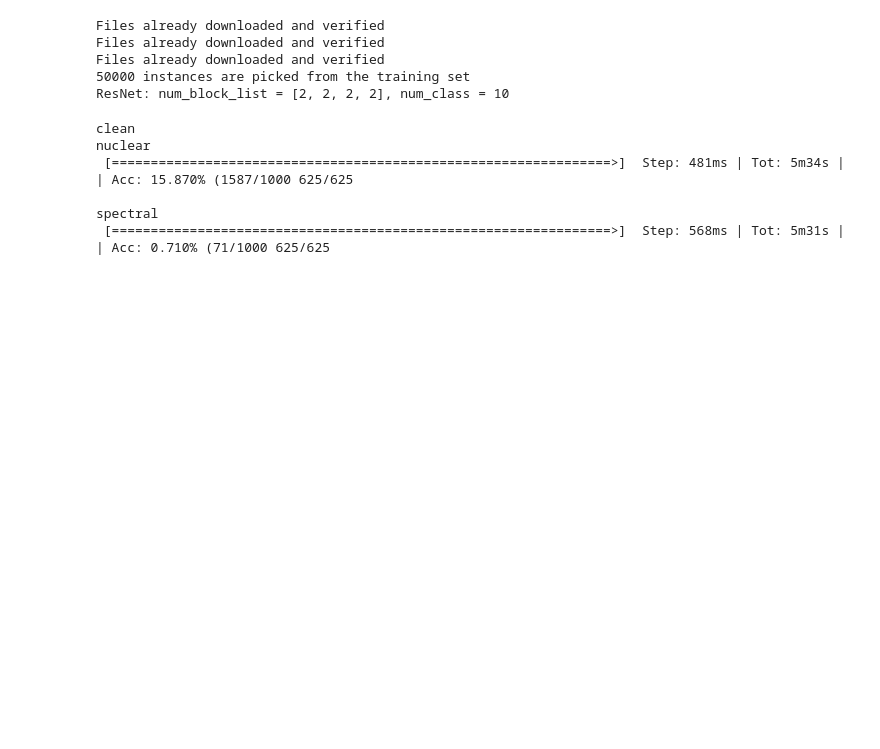
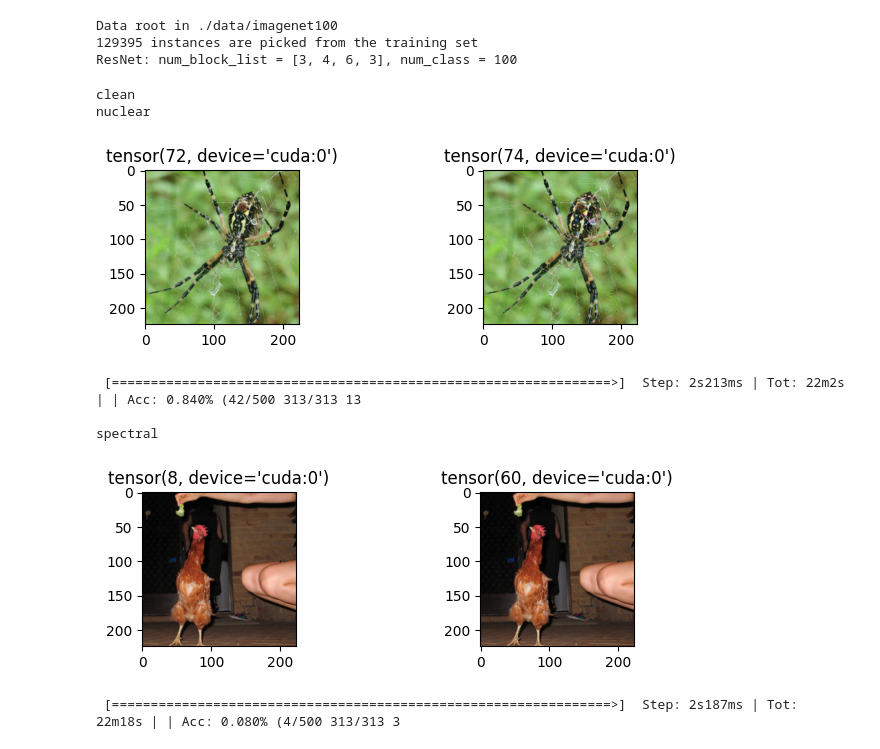
Before and after one commit to SUIlf/AdvAtt, a Jupyter notebook: train.ipynb, the cells around one changed output. Drawn from its saved outputs; the diff is of its cells as text; code cells hidden in the pictures; blank space fills up the shorter version.

```diff
--- a/train.ipynb
+++ b/train.ipynb
@@ -28,7 +36,8 @@ Using cuda:4.
 # %%
-dataset = 'cifar10'
+dataset = 'imagenet100'
 batch_size = 16
-model_type = 'resnet18'
+model_type = 'resnet50'
+classes = ('plane', 'car', 'bird', 'cat', 'deer', 'dog', 'frog', 'horse', 'ship', 'truck')
 
 # 初始化日志和保存目录
 save_folder = f'./attackresult/{dataset}/{model_type}/'
@@ -51,9 +60,12 @@ def test(model, device, test_loader, attack_type, epsilon, iters):
     start_time = time.time()  # 攻击开始时间
     model.eval()
 
+    fig, axes = plt.subplots(1, 2, figsize=(8, 2))
+
     for batch_idx, (images, labels) in enumerate(test_loader):
         if batch_idx >= 1000: break
         images, labels = images.to(device), labels.to(device)
+
 
         # 应用攻击
         if attack_type == 'fgsm':
@@ -71,12 +83,40 @@ def test(model, device, test_loader, attack_type, epsilon, iters):
         elif attack_type == 'spectral':
             perturbed_images = FW_spectral_attack(model, images, labels, radius=epsilon, eps=1e-10, step_size=1.0, iters=iters, device=device)
 
+
+
         outputs = model(perturbed_images)
         _, predicted = torch.max(outputs.data, 1)
+
+
+        # mse, psnr, ssim_val = calculate_metrics(images, perturbed_images)
+        # print(f'epsilons: {epsilon}, MSE: {mse}, PSNR: {psnr}, SSIM: {ssim_val}')
+
+
+        ax1 = axes[0]
+        ax2 = axes[1]
+        img1 = images[0].detach().cpu().numpy()  # 反标准化
+        label1 = labels[0]
+        img2 = perturbed_images[0].detach().cpu().numpy()  # 反标准化
+        label2 = predicted[0]
+
+
+
+        ax1.imshow(np.transpose(img1, (1, 2, 0)))
+        ax1.set_title(label1)
+
+        ax2.imshow(np.transpose(img2, (1, 2, 0)))
+        ax2.set_title(label2)
+        plt.show()
+
+
         total += labels.size(0)
         correct += (predicted == labels).sum().item()
         progress_bar(batch_idx, len(test_loader), f'| Acc: {100.*correct/total:.3f}% ({correct}/{total})')
     print(' ')
+
+
+
 
     end_time = time.time()  # 攻击结束时间
     attack_time = end_time - start_time  # 计算总耗时
@@ -86,47 +126,47 @@ def test(model, device, test_loader, attack_type, epsilon, iters):
     logger.log(f'Total time taken for {attack_type.upper()} attack: {attack_time:.2f} seconds')
     logger.log(f' ')
 # %% [output]
-Files already downloaded and verified
-Files already downloaded and verified
-Files already downloaded and verified
-50000 instances are picked from the training set
-ResNet: num_block_list = [2, 2, 2, 2], num_class = 10
+Data root in ./data/imagenet100
+129395 instances are picked from the training set
+ResNet: num_block_list = [3, 4, 6, 3], num_class = 100
 # %%
 # 定义攻击的参数
-epsilon = 3
+epsilon = 10
 alpha = 1e-10
-iters = 20 #
+iters = 10 #
 # 运行测试
 print('clean')
 criterion = torch.nn.CrossEntropyLoss()
 # test_model(model, testloader, device, criterion)
 # print('fgsm')
 # test(model, device, testloader, 'fgsm', epsilon, iters)
 
 # print('pgd')
 # test(model, device, testloader, 'pgd', epsilon, iters)
 
 # print('linf')
 # test(model, device, testloader, 'linf', epsilon, iters)
 
 # print('l1')
 # test(model, device, testloader, 'l1', epsilon, iters)
 
 # print('l2')
 # test(model, device, testloader, 'l2', epsilon, iters)
 
 print('nuclear')
 test(model, device, testloader, 'nuclear', epsilon, iters)
 
 print('spectral')
 test(model, device, testloader, 'spectral', epsilon, iters)
 # %% [output]
 clean
 nuclear
- [================================================================>]  Step: 481ms | Tot: 5m34s | | Acc: 15.870% (1587/1000 625/625
-
-spectral
- [================================================================>]  Step: 568ms | Tot: 5m31s | | Acc: 0.710% (71/1000 625/625
+[figure, added]
+ [================================================================>]  Step: 2s213ms | Tot: 22m2s | | Acc: 0.840% (42/500 313/313 13
+
+spectral
+[figure, added]
+ [================================================================>]  Step: 2s187ms | Tot: 22m18s | | Acc: 0.080% (4/500 313/313 3
 # %%
 def imshow(img_T, ax, title=None):
     """显示单个图像的函数，进行反标准化并调整维度以适配 matplotlib 显示"""
```
Also changed, not shown: parts of 4 cells of this notebook, 6 other files.
